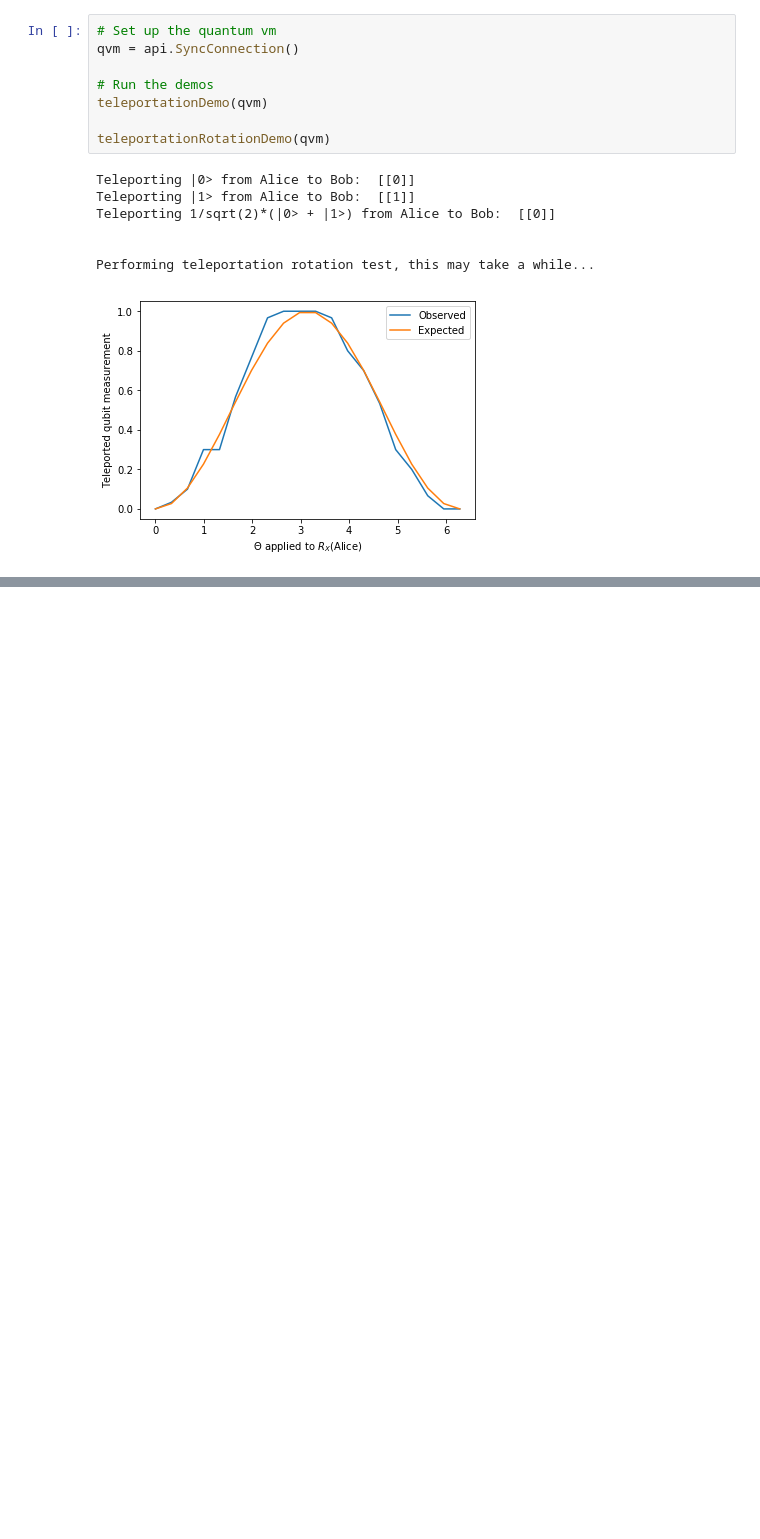
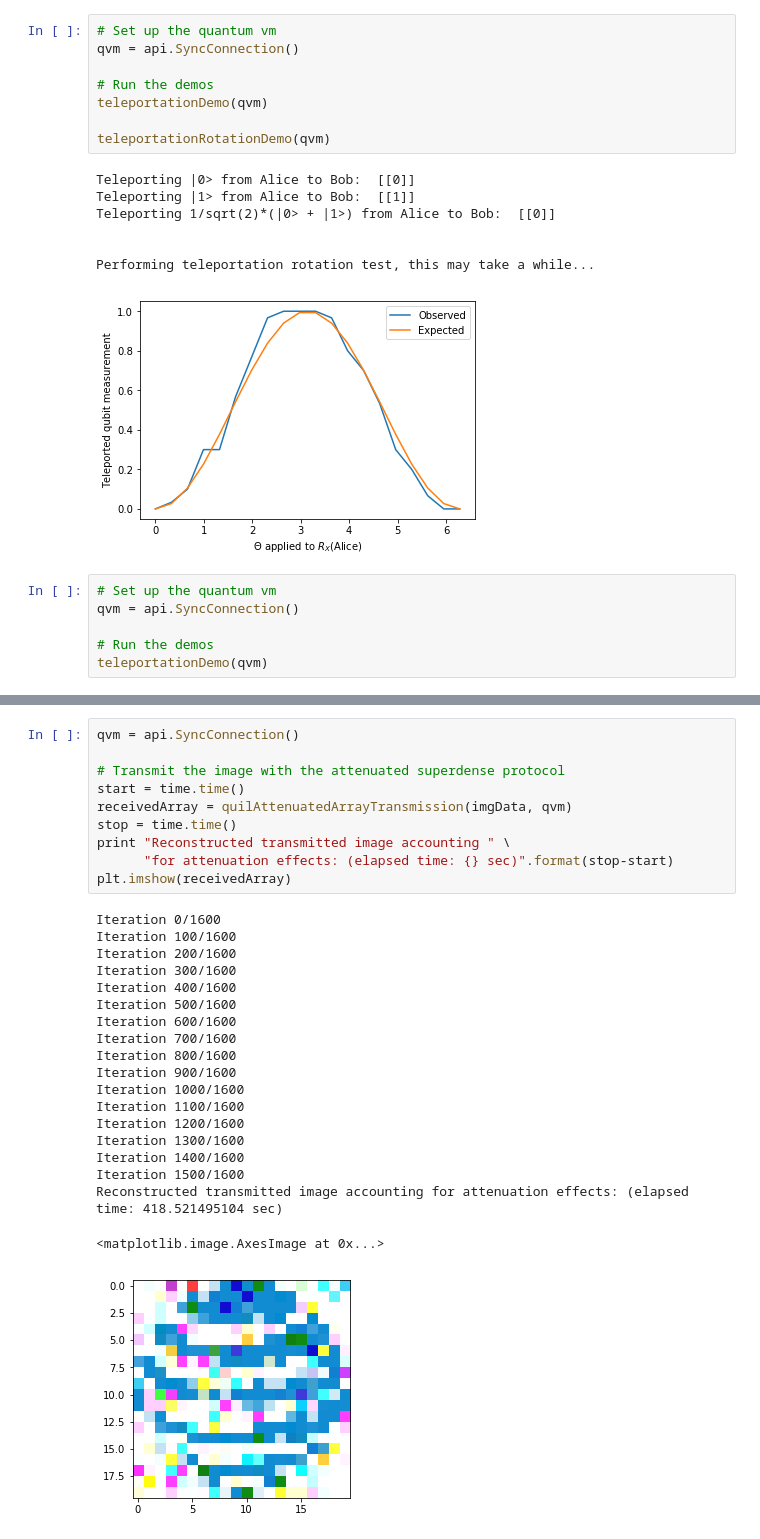
Before and after one commit to att-innovate/squanch, a Jupyter notebook: PyQuilDemo.ipynb, the cells around one changed output, grey strips where cells are left out. Drawn from its saved outputs; the diff is of its cells as text; blank space fills up the shorter version.

Commit message:
PyQuil vs SQUANCH performance demo

```diff
--- a/PyQuilDemo.ipynb
+++ b/PyQuilDemo.ipynb
@@ -102,3 +105,9 @@ Teleporting 1/sqrt(2)*(|0> + |1>) from Alice to Bob:  [[0]]
 
 Performing teleportation rotation test, this may take a while...
 [figure]
+# %%
+# Set up the quantum vm
+qvm = api.SyncConnection()
+
+# Run the demos
+teleportationDemo(qvm)
@@ -104,0 +194,30 @@ Performing teleportation rotation test, this may take a while...
+# %%
+qvm = api.SyncConnection()
+
+# Transmit the image with the attenuated superdense protocol
+start = time.time()
+receivedArray = quilAttenuatedArrayTransmission(imgData, qvm)
+stop = time.time()
+print "Reconstructed transmitted image accounting " \
+      "for attenuation effects: (elapsed time: {} sec)".format(stop-start)
+plt.imshow(receivedArray)
+# %% [output]
+Iteration 0/1600
+Iteration 100/1600
+Iteration 200/1600
+Iteration 300/1600
+Iteration 400/1600
+Iteration 500/1600
+Iteration 600/1600
+Iteration 700/1600
+Iteration 800/1600
+Iteration 900/1600
+Iteration 1000/1600
+Iteration 1100/1600
+Iteration 1200/1600
+Iteration 1300/1600
+Iteration 1400/1600
+Iteration 1500/1600
+Reconstructed transmitted image accounting for attenuation effects: (elapsed time: 418.521495104 sec)
+<matplotlib.image.AxesImage at 0x...>
+[figure, added]
```
Also changed, not shown: parts of 6 cells of this notebook, 3 other files.
